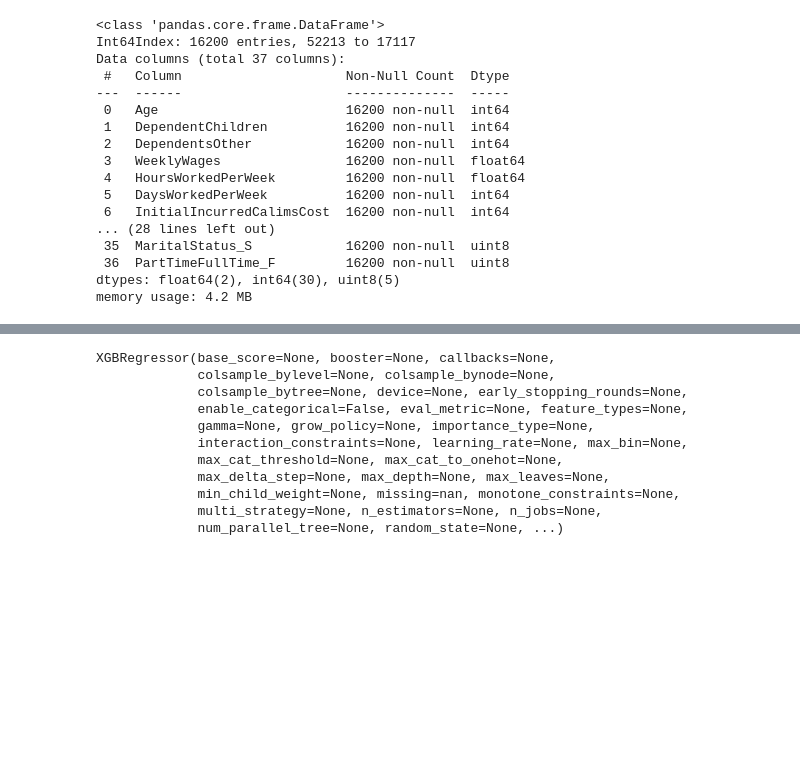
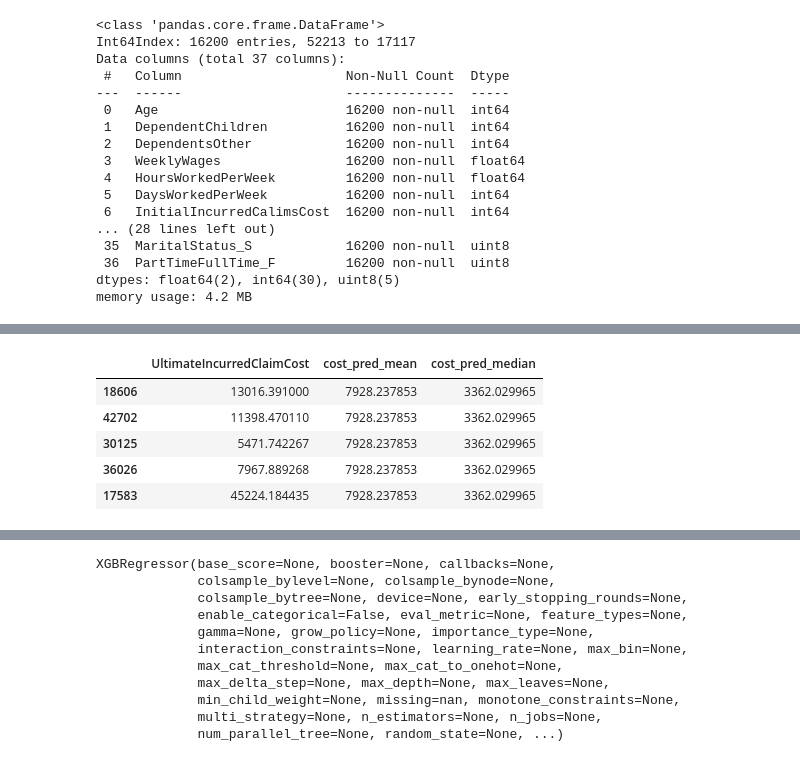
Before and after one commit to Ken-Alviola/CSC510, a Jupyter notebook: Portfolio Project/test.ipynb, the cells around one changed output, grey strips where cells are left out. Saved outputs shown, nothing was run; the diff lists cells and outputs as text; code cells hidden in the pictures; blank space fills up the shorter version.

Commit message:
baseline

```diff
--- a/Portfolio Project/test.ipynb
+++ b/Portfolio Project/test.ipynb
@@ -582,0 +606,23 @@ memory usage: 4.2 MB
+# %%
+y_train_base = pd.DataFrame(y_train)
+y_test_base = pd.DataFrame(y_test)
+
+# 1. Predict pred_mean
+cost_pred_mean = y_train_base.UltimateIncurredClaimCost.mean()
+y_train_base['cost_pred_mean'] = cost_pred_mean
+y_test_base['cost_pred_mean'] = cost_pred_mean
+
+# 2. compute pred_median
+cost_pred_median = y_train_base.UltimateIncurredClaimCost.median()
+y_train_base['cost_pred_median'] = cost_pred_median
+y_test_base['cost_pred_median'] = cost_pred_median
+# %%
+#baseline target df
+y_train_base.head()
+# %% [output]
+|  | UltimateIncurredClaimCost | cost_pred_mean | cost_pred_median |
+| 18606 | 13016.391000 | 7928.237853 | 3362.029965 |
+| 42702 | 11398.470110 | 7928.237853 | 3362.029965 |
+| 30125 | 5471.742267 | 7928.237853 | 3362.029965 |
+| 36026 | 7967.889268 | 7928.237853 | 3362.029965 |
+| 17583 | 45224.184435 | 7928.237853 | 3362.029965 |
```
Also changed, not shown: parts of 6 cells of this notebook.
